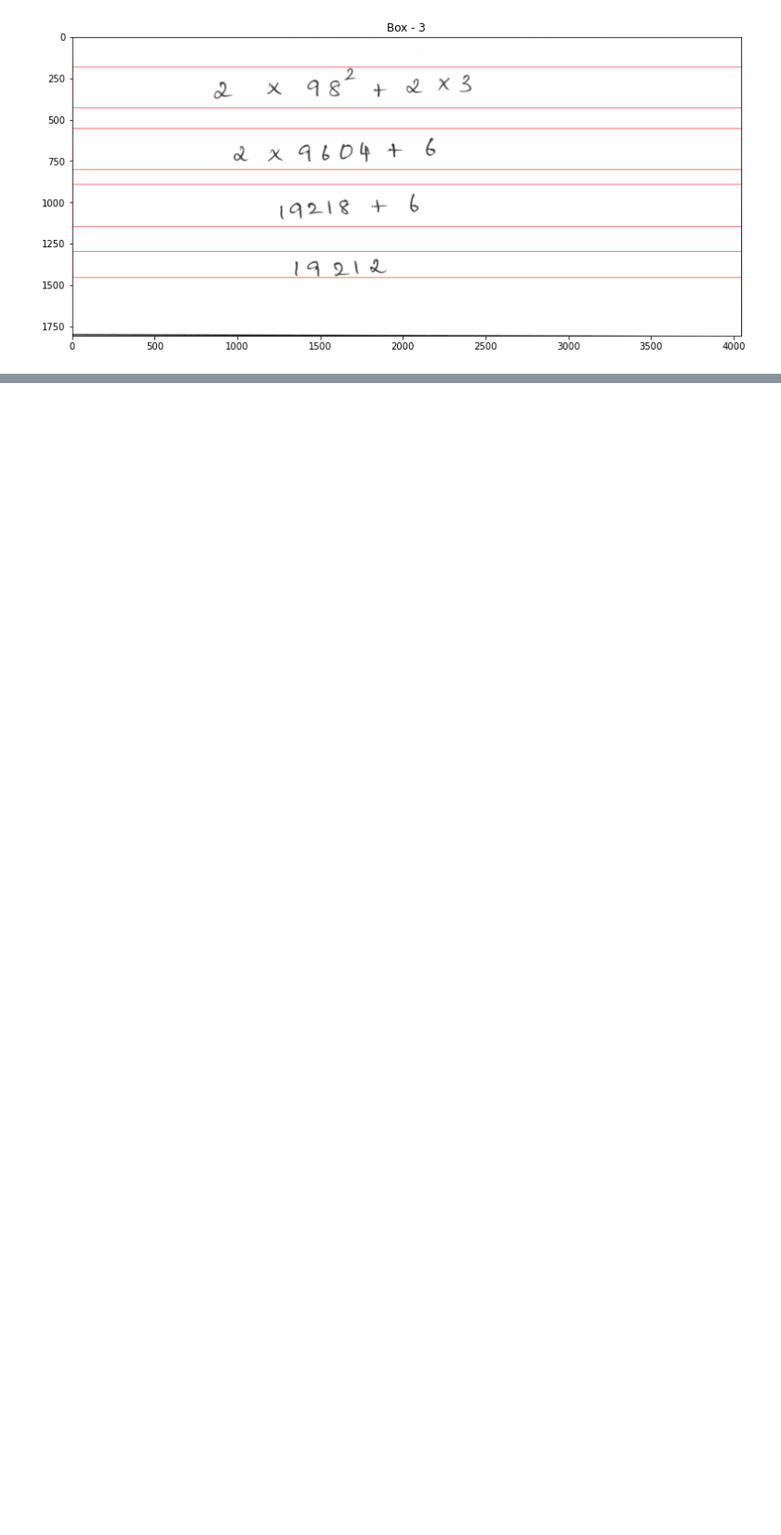
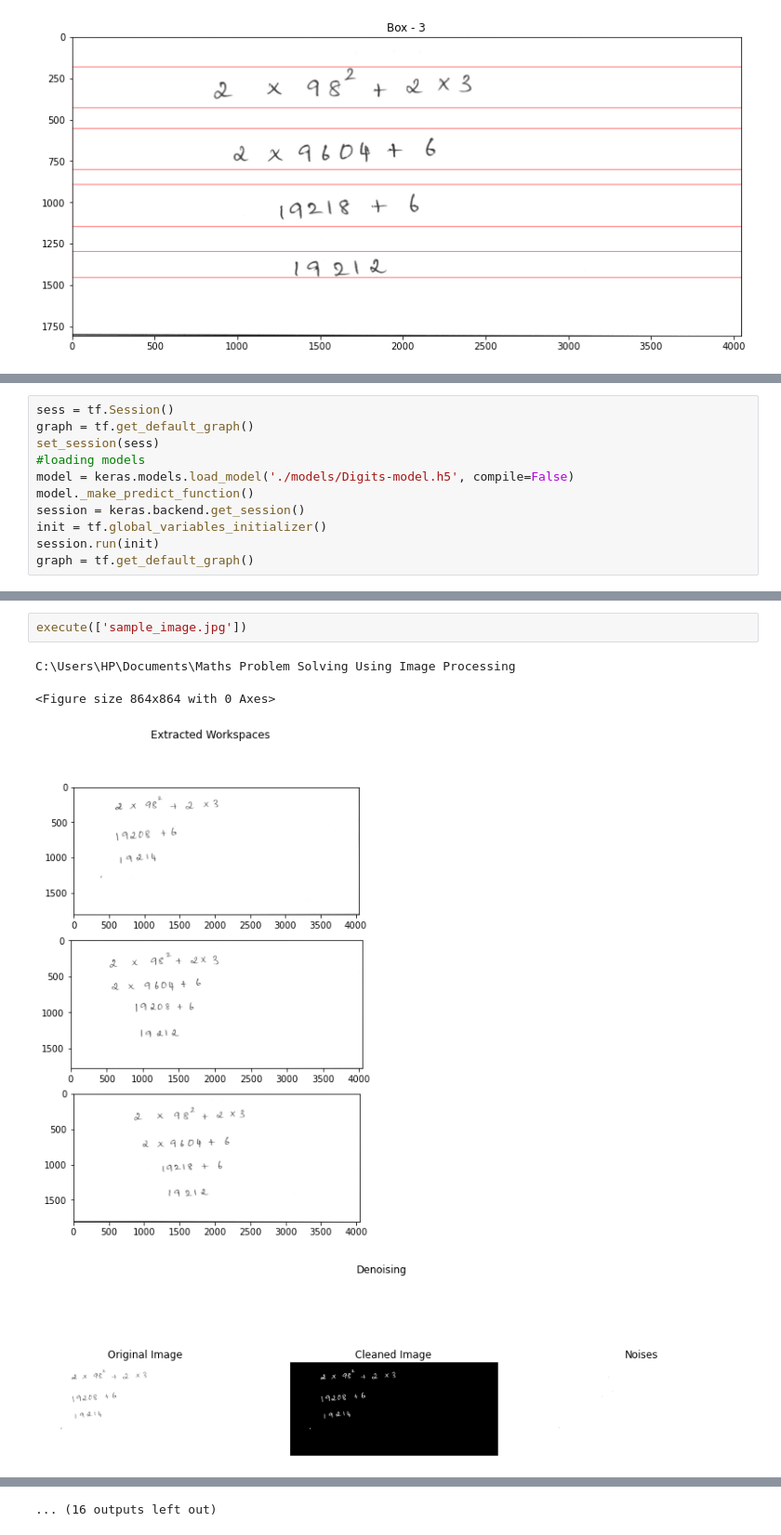
Before and after one commit to AjayKumarR24430/Maths-Problem-Solving-Using-Image-Processing, a Jupyter notebook: Image processing and model load.ipynb, the cells around one changed output, grey strips where cells are left out. Shown at 93% size. Saved outputs shown, nothing was run; the diff lists cells and outputs as text; blank space fills up the shorter version.

Commit message:
Image process

```diff
--- a/Image processing and model load.ipynb
+++ b/Image processing and model load.ipynb
@@ -870,0 +887,11 @@ BOX 3
+# %%
+sess = tf.Session()
+graph = tf.get_default_graph()
+set_session(sess)
+#loading models
+model = keras.models.load_model('./models/Digits-model.h5', compile=False)
+model._make_predict_function()
+session = keras.backend.get_session()
+init = tf.global_variables_initializer()
+session.run(init)
+graph = tf.get_default_graph()
@@ -870,0 +1004,7 @@ BOX 3
+# %%
+execute(['sample_image.jpg'])
+# %% [output]
+C:\Users\HP\Documents\Maths Problem Solving Using Image Processing
+<Figure size 864x864 with 0 Axes>
+[figure, added]
+[figure, added]
@@ -870,0 +1019 @@ BOX 3
+... (16 outputs left out)
```
Also changed, not shown: parts of 5 cells of this notebook, 1 other file.
